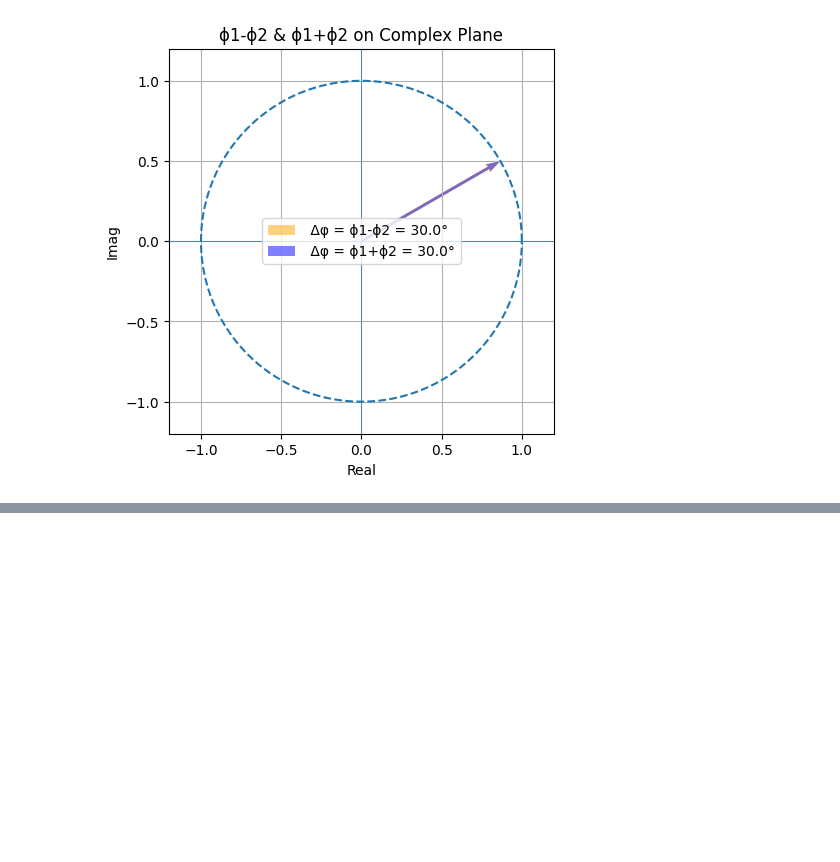
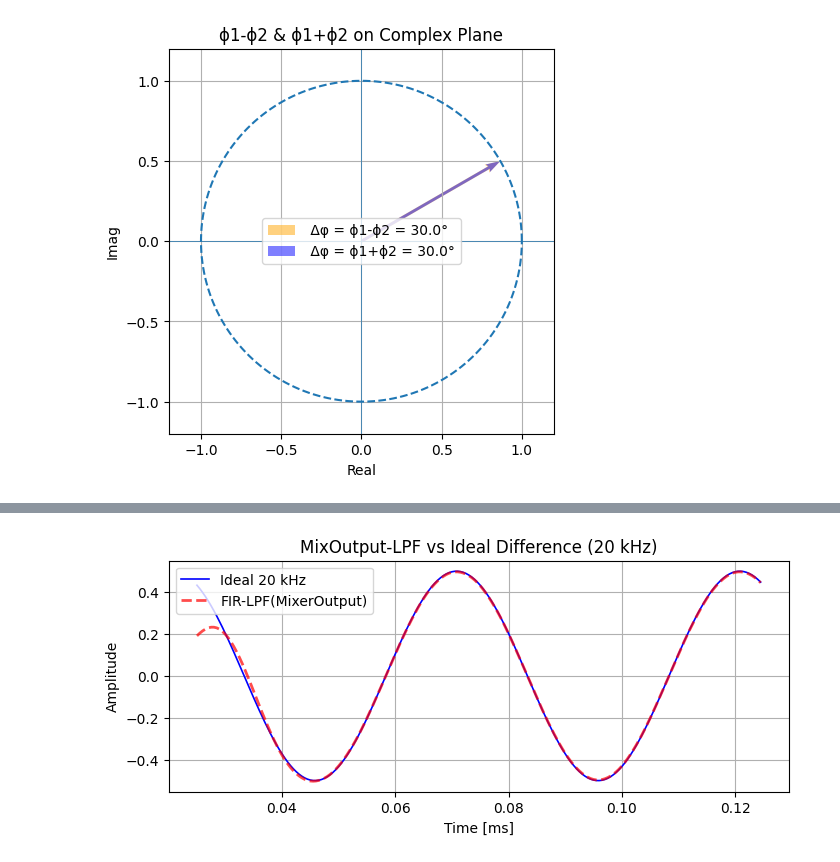
Before and after one commit to JeonghunLee/phy_simulation, a Jupyter notebook: notebooks/mixer_compare.ipynb, the cells around one changed output, grey strips where cells are left out. Drawn from its saved outputs; the diff is of its cells as text; code cells hidden in the pictures; blank space fills up the shorter version.

```diff
--- a/notebooks/mixer_compare.ipynb
+++ b/notebooks/mixer_compare.ipynb
@@ -342,0 +472,96 @@ plt.show()
+# %%
+# 여기서 핵심은:
+#  - LPF: 0 ~ 40 kHz pass, 80 kHz 이상 stop
+#  - HPF: 0 ~ 80 kHz stop, 160 kHz 이상 pass
+#  → 20 kHz / 220 kHz가 각 필터 passband의 '중간'에 오도록 여유 있게 설계
+#    (너무 빡빡하게 안 잡는 게 101탭에서는 더 안정적)
+
+# LPF 설계: bands = [0, fp, fsb, fs/2]
+lpf_bands   = [0, 40_000, 80_000, fs/2]
+lpf_desired = [1, 1, 0, 0]   # 0~40k: gain 1, 80k~Nyq: gain 0
+
+lpf = firls(
+    numtaps=num_taps,
+    bands=lpf_bands,
+    desired=lpf_desired,
+    fs=fs
+)
+
+# HPF 설계: 0 ~ 80 kHz stop, 160 kHz 이상 pass
+hpf_bands   = [0, 80_000, 160_000, fs/2]
+hpf_desired = [0, 0, 1, 1]   # 0~80k: 0, 160k~Nyq: 1
+
+hpf = firls(
+    numtaps=num_taps,
+    bands=hpf_bands,
+    desired=hpf_desired,
+    fs=fs
+)
+
+# ================================
+# 2. Mixer 출력에 필터 적용 (이 밑은 네 코드 그대로)
+# ================================
+y_lpf = lfilter(lpf, 1.0, y_rf)   # 저역통과 결과 (20 kHz 근처)
+y_hpf = lfilter(hpf, 1.0, y_rf)   # 고역통과 결과 (220 kHz 근처)
+
+# FIR 필터 group delay 만큼 버림
+delay = (num_taps - 1) // 2  # group delay = 50 samples
+
+t_valid       = t[delay:]
+y_lpf_valid   = y_lpf[delay:]
+y_hpf_valid   = y_hpf[delay:]
+
+# Ideal과 길이 맞추기
+ideal_20k_valid  = ideal_020k[:len(y_lpf_valid)]
+ideal_220k_valid = ideal_220k[:len(y_hpf_valid)]
+
+
+
+# figure 3-2. LPF 결과와 이론적인 Δf(20 kHz) 비교
+plt.figure()
+plt.plot(t_valid*1000, ideal_20k_valid  , label="Ideal 20 kHz"          , color="blue"  , linewidth=1.2)
+plt.plot(t_valid*1000, y_lpf_valid      , label="FIR-LPF(MixerOutput)"  , color="red"   , linewidth=2.0, linestyle="--", alpha=0.7)
+plt.xlabel("Time [ms]")
+plt.ylabel("Amplitude")
+plt.title("MixOutput-LPF vs Ideal Difference (20 kHz)")
+plt.legend()
+plt.grid(True)
+plt.show()
+
+# figure 3-3. HPF 결과와 이론적인 합 주파수(220 kHz) 비교
+plt.figure()
+plt.plot(t_valid*1000, ideal_220k_valid , label="Ideal 220 kHz"         , color="blue"  ,linewidth=1.2)
+plt.plot(t_valid*1000, y_hpf_valid      , label="FIR-HPF(MixerOutput) " , color="red"   ,linewidth=2.0, linestyle="--" , alpha=0.7)
+plt.xlabel("Time [ms]")
+plt.ylabel("Amplitude")
+plt.title("MixOutput-HPF vs Ideal Sum (220 kHz)")
+plt.legend()
+plt.grid(True)
+plt.show()
+
+
+# Real vs Ideal 비교를 위한 오차 계산
+error_lpf = y_lpf_valid - ideal_20k_valid
+error_hpf = y_hpf_valid - ideal_220k_valid
+
+plt.figure()
+plt.plot(t_valid*1000, error_lpf, label="LPF Error (20 kHz)", color="purple")
+plt.axhline(0, color='black', linewidth=0.8)
+plt.title("Error FIR-LPF vs Ideal (Difference Component)")
+plt.xlabel("Time [ms]")
+plt.ylabel("Error Value")
+plt.grid(True)
+plt.legend()
+plt.show()
+
+plt.figure()
+plt.plot(t_valid*1000, error_hpf, label="HPF Error (220 kHz)", color="green")
+plt.axhline(0, color='black', linewidth=0.8)
+plt.title("Error FIR-HPF vs Ideal (Sum Component)")
+plt.xlabel("Time [ms]")
+plt.ylabel("Error Value")
+plt.grid(True)
+plt.legend()
+plt.show()
+# %% [output]
+[figure, added]
```
Also changed, not shown: parts of 13 cells of this notebook.
